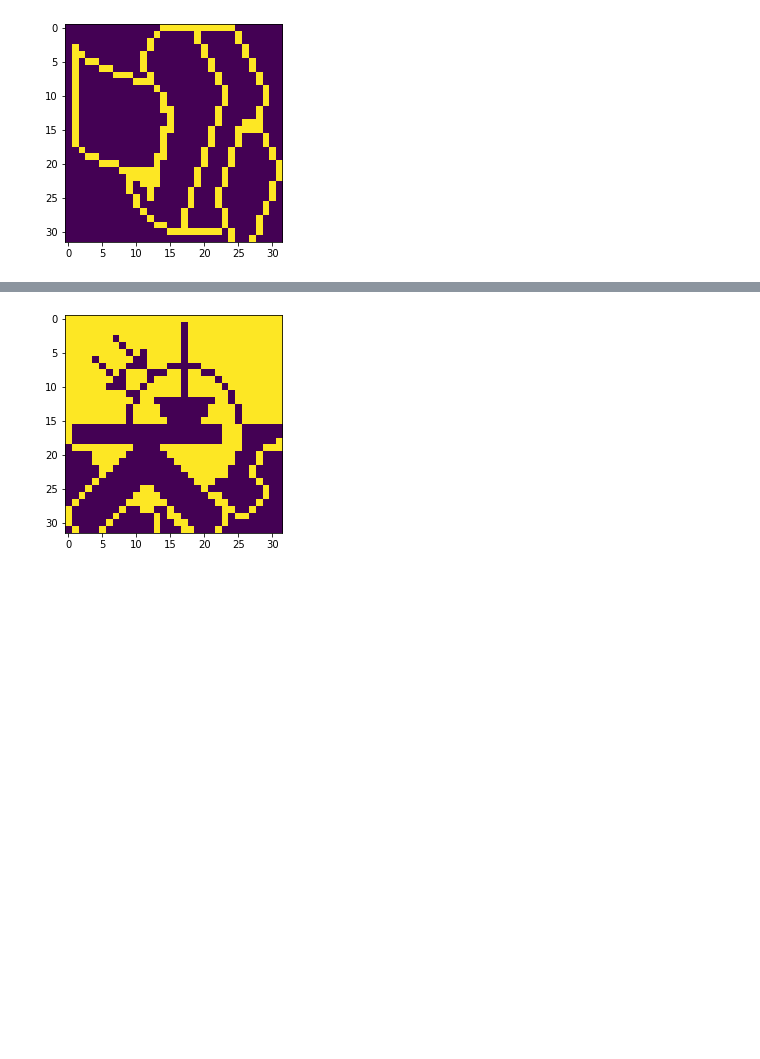
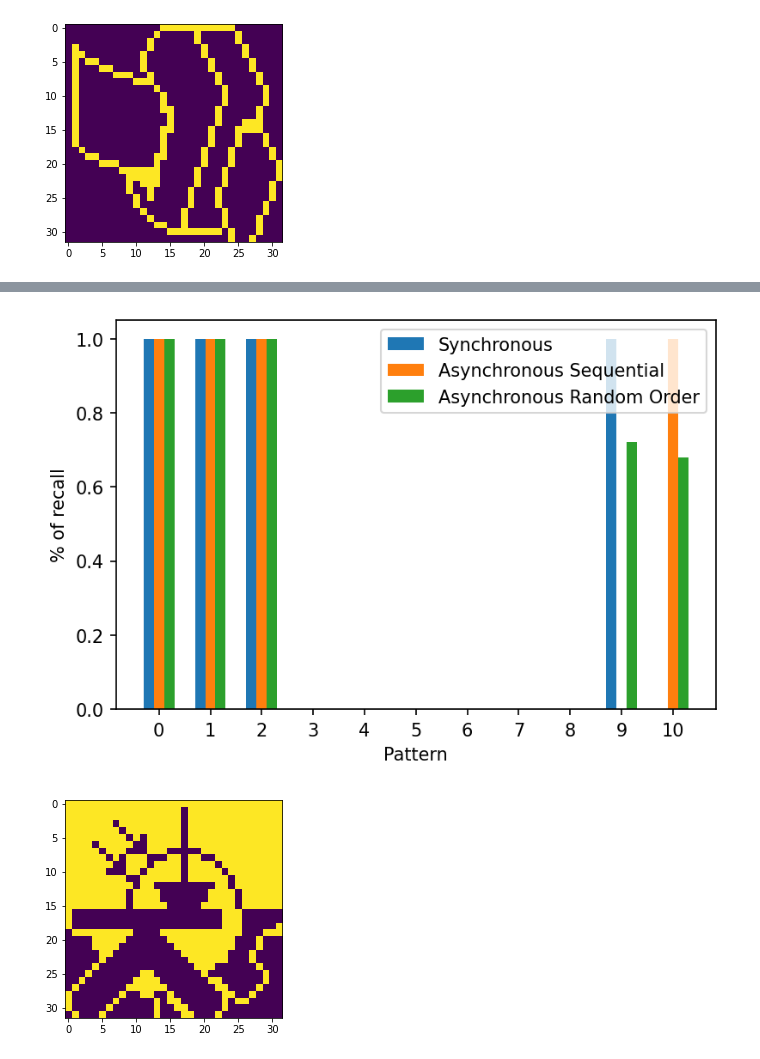
Before and after one commit to KevinArmbruster/ml_lab, a Jupyter notebook: Lab3/Lab3.ipynb, the cells around one changed output, grey strips where cells are left out. Drawn from its saved outputs; the diff is of its cells as text; code cells hidden in the pictures; blank space fills up the shorter version.

```diff
--- a/Lab3/Lab3.ipynb
+++ b/Lab3/Lab3.ipynb
@@ -400,3 +465,18 @@ True
+# %%
+plt.figure(figsize=(6, 4), dpi=150)
+
+p = np.array([x for x in range(len(X))])
+width = 0.2
+plt.bar(p-width, syn/100, width=width, align="center", label="Synchronous")
+plt.bar(p          , asyn/100, width=width, align="center", label="Asynchronous Sequential")
+plt.bar(p+width, rnd_asyn/100, width=width, align="center", label="Asynchronous Random Order")
+plt.xlabel("Pattern")
+plt.ylabel("% of recall")
+plt.xticks(p)
+plt.legend()
+plt.show()
+# %% [output]
+[figure, added]
 # %%
 p11 = X[10]
 show(p11)
```
Also changed, not shown: parts of 5 cells of this notebook, 3 other files.
